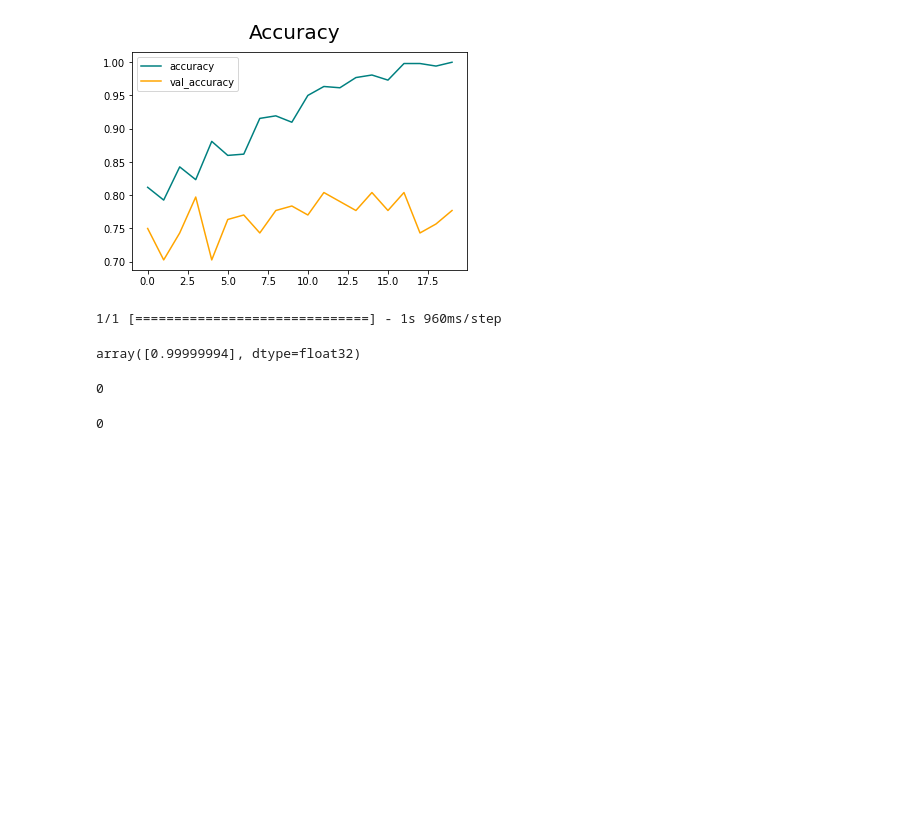
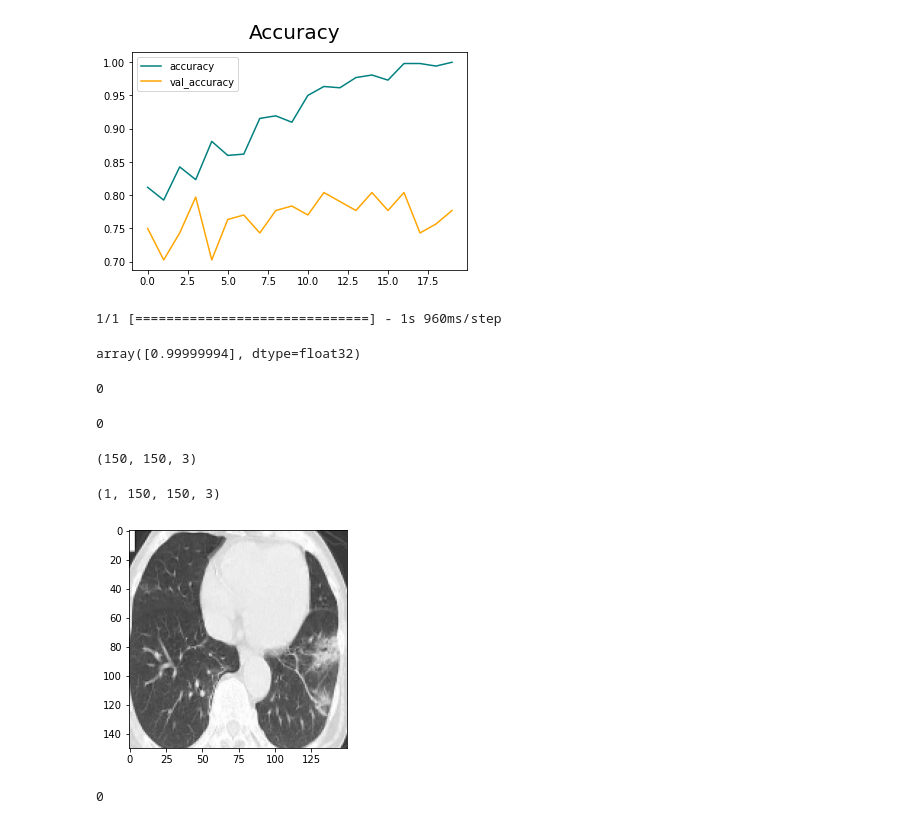
Before and after one commit to devshah21/Detecting-Covid-19-using-CT-scans, a Jupyter notebook: detecting_covid_from_CTscans.ipynb, the cells around one changed output. Drawn from its saved outputs; the diff is of its cells as text; code cells hidden in the pictures; blank space fills up the shorter version.

Commit message:
final testing with images and labels

```diff
--- a/detecting_covid_from_CTscans.ipynb
+++ b/detecting_covid_from_CTscans.ipynb
@@ -344,3 +344,30 @@ np.argmax(predictions[4])
 test_labels[4]
 # %% [output]
 0
+# %%
+test_images = glob.glob(os.path.join('/content/images2/test/CT_COVID', '*.png'))
+test_images.extend(glob.glob(os.path.join('/content/images2/test/CT_NonCOVID', '*png')))
+test_images.extend(glob.glob(os.path.join('/content/images2/test/CT_NonCOVID',"*.jpg")))
+# %%
+resized_test_images = []
+for image in test_images:
+  img = cv2.imread(image)
+  resized_img = cv2.resize(img, (150,150))
+  resized_test_images.append(resized_img)
+# %%
+first_image = resized_test_images[4]
+print(first_image.shape)
+# %% [output]
+(150, 150, 3)
+# %%
+imagetest = (np.expand_dims(first_image,0))
+print(imagetest.shape)
+# %% [output]
+(1, 150, 150, 3)
+# %%
+plt.imshow(first_image)
+plt.show()
+print(test_labels[4])
+# %% [output]
+[figure, added]
+0
```
Also changed, not shown: parts of 9 cells of this notebook.
